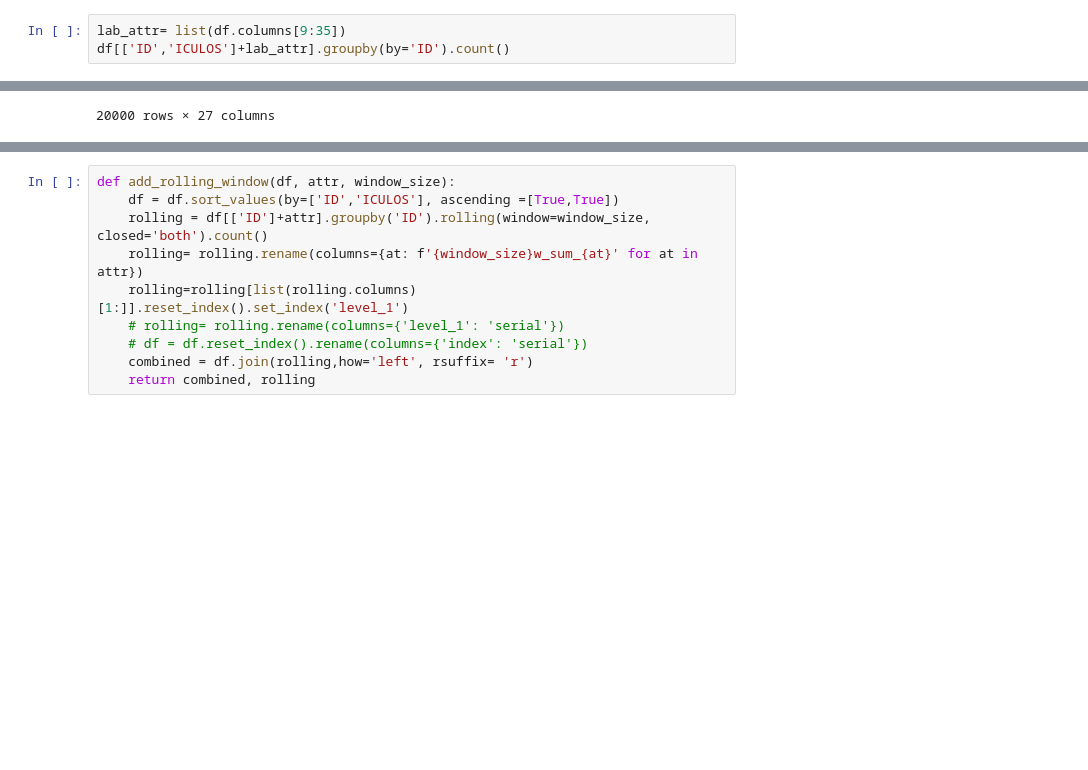
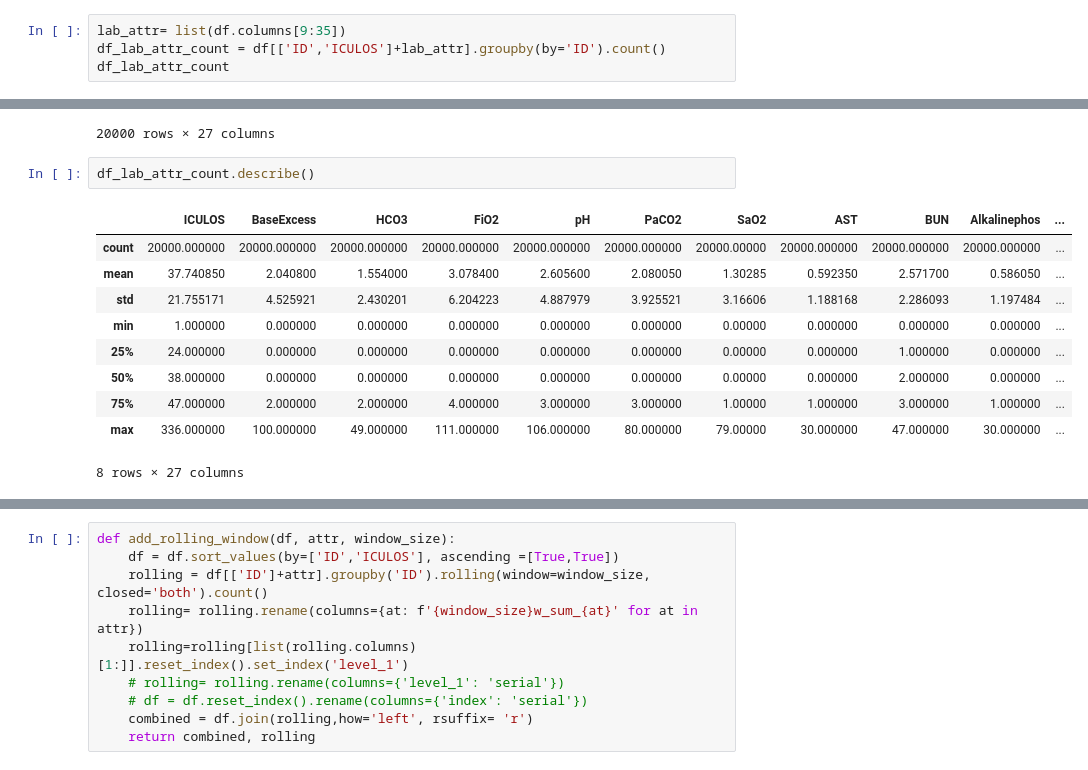
Before and after one commit to AtarCohen/Early-Prediction_of_Sepsis, a Jupyter notebook: PreProcess.ipynb, the cells around one changed output, grey strips where cells are left out. Saved outputs shown, nothing was run; the diff lists cells and outputs as text; blank space fills up the shorter version.

```diff
--- a/PreProcess.ipynb
+++ b/PreProcess.ipynb
@@ -87,7 +87,8 @@ df
 754817 rows × 46 columns
 # %%
 lab_attr= list(df.columns[9:35])
-df[['ID','ICULOS']+lab_attr].groupby(by='ID').count()
+df_lab_attr_count = df[['ID','ICULOS']+lab_attr].groupby(by='ID').count()
+df_lab_attr_count
 # %% [output]
 |  | ICULOS | BaseExcess | HCO3 | FiO2 | pH | PaCO2 | SaO2 | AST | BUN | Alkalinephos | ... |
 | ID |  |  |  |  |  |  |  |  |  |  | ... |
@@ -103,3 +104,16 @@ df[['ID','ICULOS']+lab_attr].groupby(by='ID').count()
 | 19998 | 41 | 3 | 3 | 9 | 4 | 3 | 0 | 0 | 3 | 0 | ... |
 | 19999 | 54 | 7 | 2 | 4 | 7 | 6 | 4 | 1 | 2 | 1 | ... |
 20000 rows × 27 columns
+# %%
+df_lab_attr_count.describe()
+# %% [output]
+|  | ICULOS | BaseExcess | HCO3 | FiO2 | pH | PaCO2 | SaO2 | AST | BUN | Alkalinephos | ... |
+| count | 20000.000000 | 20000.000000 | 20000.000000 | 20000.000000 | 20000.000000 | 20000.000000 | 20000.00000 | 20000.000000 | 20000.000000 | 20000.000000 | ... |
+| mean | 37.740850 | 2.040800 | 1.554000 | 3.078400 | 2.605600 | 2.080050 | 1.30285 | 0.592350 | 2.571700 | 0.586050 | ... |
+| std | 21.755171 | 4.525921 | 2.430201 | 6.204223 | 4.887979 | 3.925521 | 3.16606 | 1.188168 | 2.286093 | 1.197484 | ... |
+| min | 1.000000 | 0.000000 | 0.000000 | 0.000000 | 0.000000 | 0.000000 | 0.00000 | 0.000000 | 0.000000 | 0.000000 | ... |
+| 25% | 24.000000 | 0.000000 | 0.000000 | 0.000000 | 0.000000 | 0.000000 | 0.00000 | 0.000000 | 1.000000 | 0.000000 | ... |
+| 50% | 38.000000 | 0.000000 | 0.000000 | 0.000000 | 0.000000 | 0.000000 | 0.00000 | 0.000000 | 2.000000 | 0.000000 | ... |
+| 75% | 47.000000 | 2.000000 | 2.000000 | 4.000000 | 3.000000 | 3.000000 | 1.00000 | 1.000000 | 3.000000 | 1.000000 | ... |
+| max | 336.000000 | 100.000000 | 49.000000 | 111.000000 | 106.000000 | 80.000000 | 79.00000 | 30.000000 | 47.000000 | 30.000000 | ... |
+8 rows × 27 columns
```
Also changed, not shown: parts of 2 cells of this notebook.
